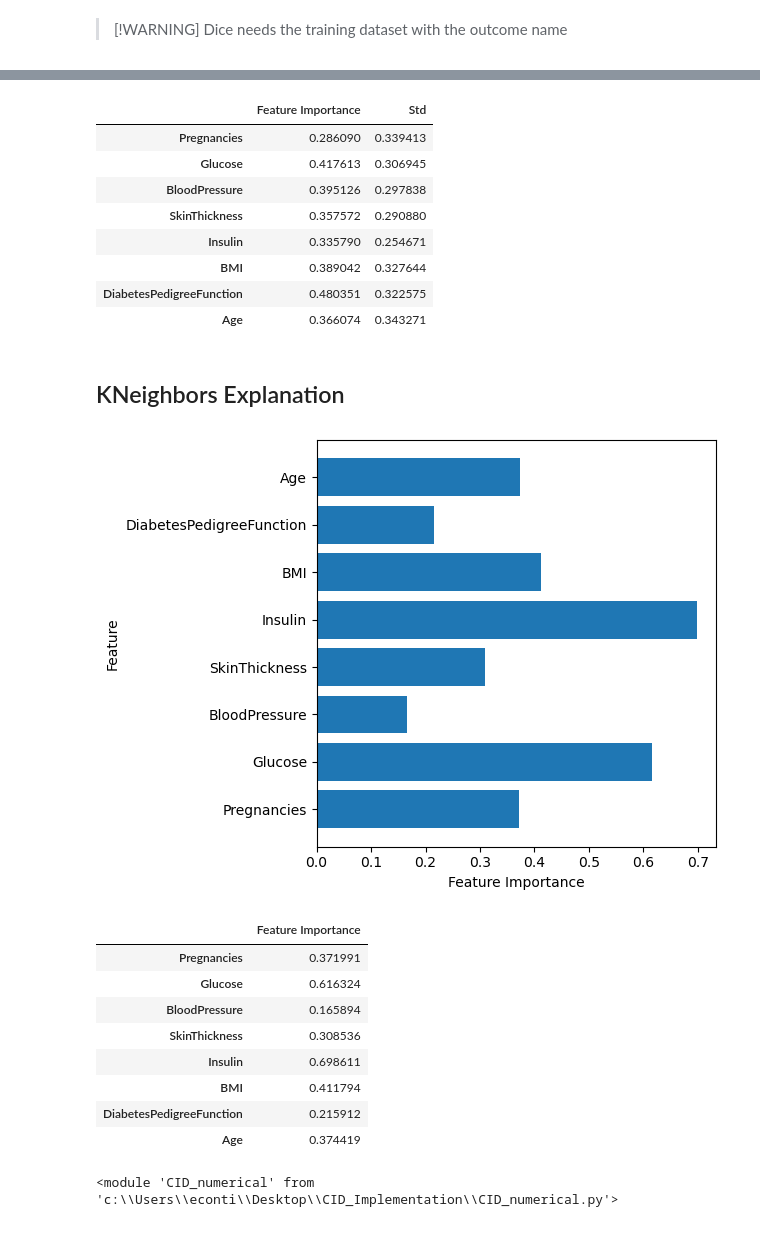
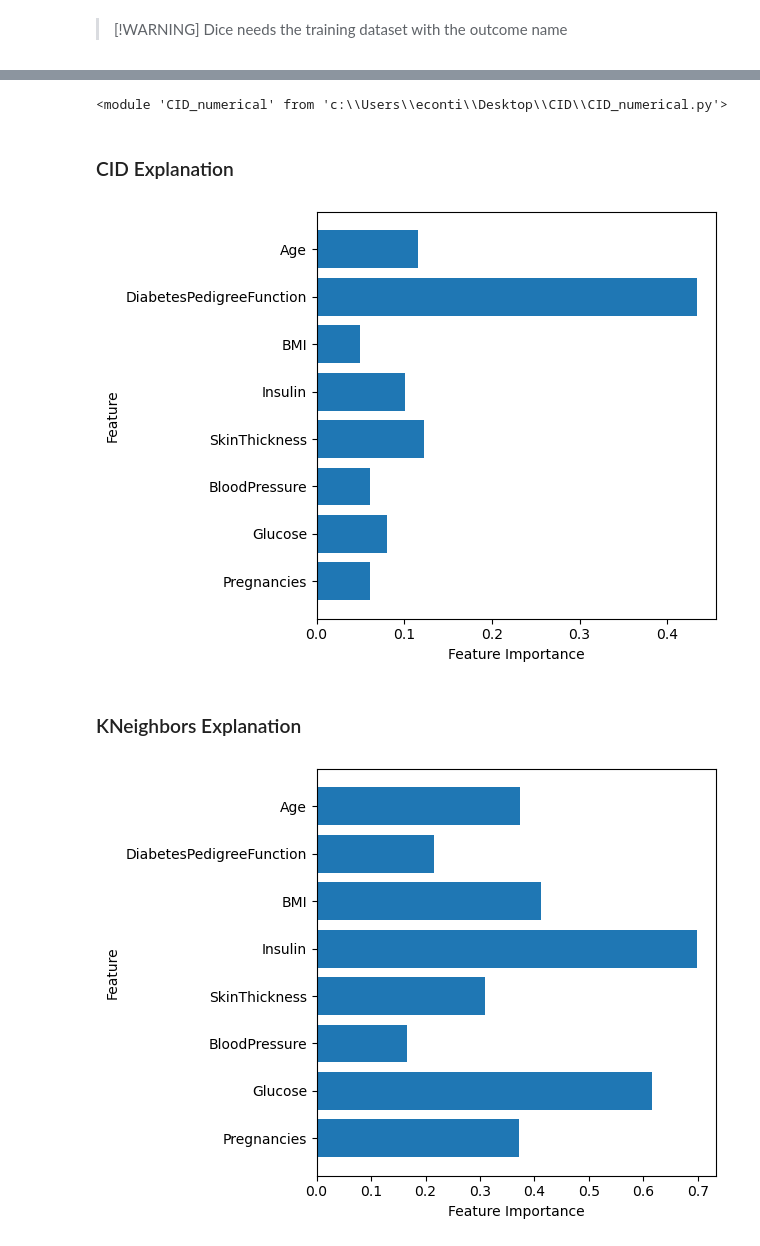
Before and after one commit to EddieConti/CID, a Jupyter notebook: Examples/Introduction_Binary_Classification.ipynb, the cells around one changed output, grey strips where cells are left out. Drawn from its saved outputs; the diff is of its cells as text; code cells hidden in the pictures.

```diff
--- a/Examples/Introduction_Binary_Classification.ipynb
+++ b/Examples/Introduction_Binary_Classification.ipynb
@@ -69,12 +45,23 @@ CID_explainer.visualize_feature_importances(feature_importances,output=True)
-# %%
-CID_explainer.global_explanation()
-# %% [output]
-|  | Feature Importance | Std |
-| Pregnancies | 0.286090 | 0.339413 |
-| Glucose | 0.417613 | 0.306945 |
-| BloodPressure | 0.395126 | 0.297838 |
-| SkinThickness | 0.357572 | 0.290880 |
-| Insulin | 0.335790 | 0.254671 |
-| BMI | 0.389042 | 0.327644 |
-| DiabetesPedigreeFunction | 0.480351 | 0.322575 |
-| Age | 0.366074 | 0.343271 |
+# %%
+importlib.reload(CID_numerical)
+# %% [output]
+<module 'CID_numerical' from 'c:\\Users\\econti\\Desktop\\CID\\CID_numerical.py'>
+# %% [markdown]
+### CID Explanation
+# %%
+from Initializer import DICE
+from Dissimilarity_Measure import _ecdf
+
+dice = DICE(model=model,
+            training_data=train_dataset,
+            features_names=x_train.columns.tolist(),
+            target_ft_name='Outcome',
+            cf_generation_dice="random")
+
+CID_explainer = CID_numerical.CIDNumericalExplainer(training_data=train_dataset,
+                                                    features_names=x_train.columns.tolist(),
+                                                    target_ft_name='Outcome',
+                                                    model=model,
+                                                    cf_function=dice,
+                                                    distr_approx=_ecdf # we use this because we have low variability
+                                                    )
@@ -81,2 +72,6 @@ CID_explainer.global_explanation()
+# %%
+CID_explainer.visualize_feature_importances(feature_importances)
+# %% [output]
+[figure, added]
 # %% [markdown]
-## KNeighbors Explanation
+### KNeighbors Explanation
@@ -92,20 +96,5 @@ feature_importances = CID_explainer.explain_instance(instance)
 # %%
-CID_explainer.visualize_feature_importances(feature_importances,output=True)
+CID_explainer.visualize_feature_importances(feature_importances)
 # %% [output]
 [figure]
-|  | Feature Importance |
-| Pregnancies | 0.371991 |
-| Glucose | 0.616324 |
-| BloodPressure | 0.165894 |
-| SkinThickness | 0.308536 |
-| Insulin | 0.698611 |
-| BMI | 0.411794 |
-| DiabetesPedigreeFunction | 0.215912 |
-| Age | 0.374419 |
-# %%
-import importlib
-
-importlib.reload(CID_numerical)
-# %% [output]
-<module 'CID_numerical' from 'c:\\Users\\econti\\Desktop\\CID_Implementation\\CID_numerical.py'>
 # %% [markdown]
```
Also changed, not shown: parts of 12 cells of this notebook, 4 other files.
